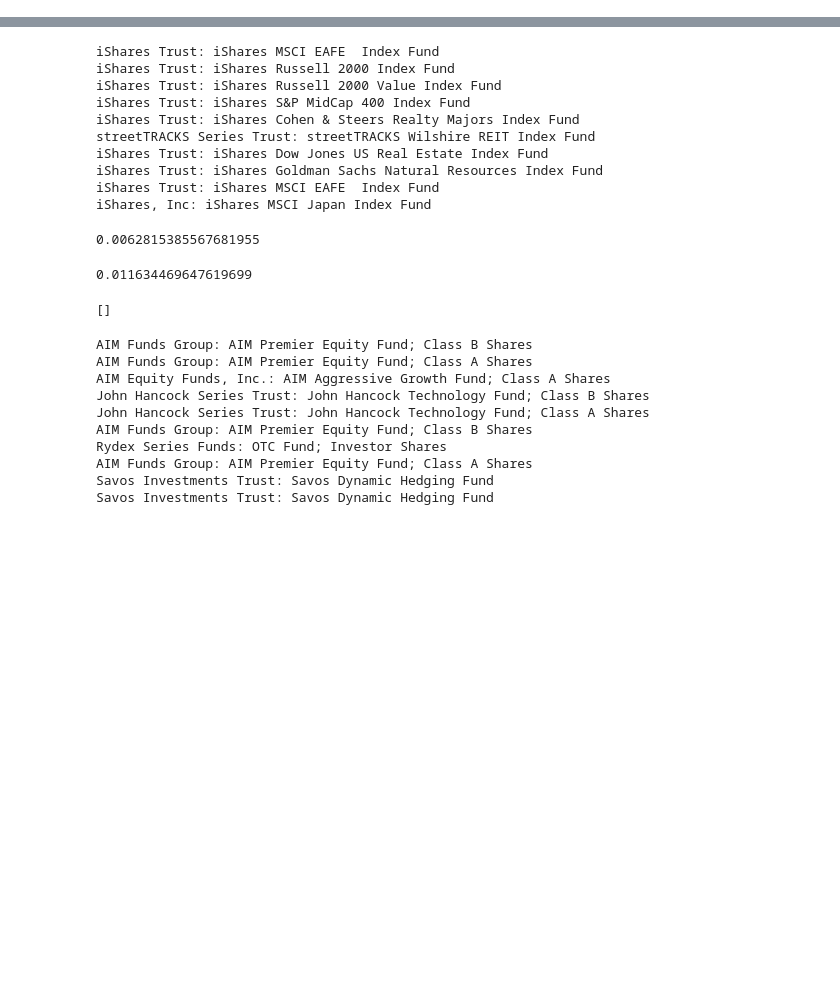
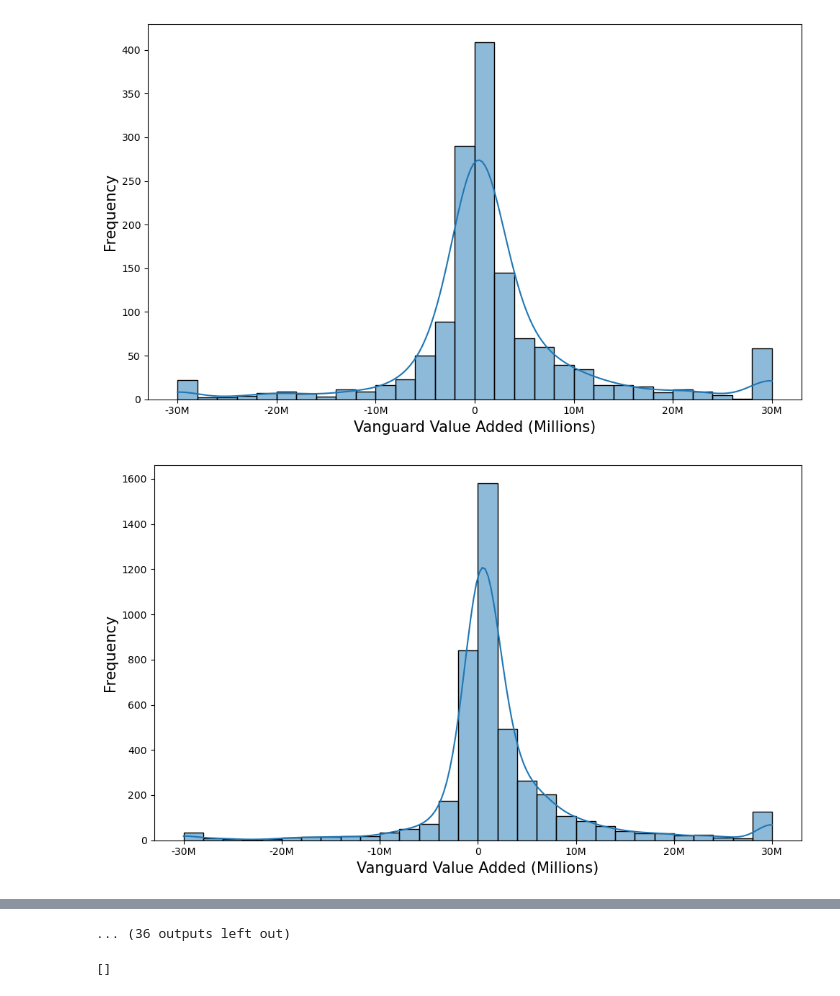
Before and after one commit to ABaraban/WRDS_FA, a Jupyter notebook: passive_active.ipynb, the cells around one changed output, grey strips where cells are left out. Saved outputs shown, nothing was run; the diff lists cells and outputs as text; code cells hidden in the pictures; blank space fills up the shorter version.

```diff
--- a/passive_active.ipynb
+++ b/passive_active.ipynb
@@ -304,4 +357,38 @@ df_merged = df_merged.merge(skill_ratios, on='crsp_fundno', how='left')"""
 # %%
-for i in passive_funds[passive_funds['year'] == 2005].sort_values(by='vanguard_VA', ascending=False).head(10)['fund_name']:
-    print(i)
+# Function to format x-axis labels in millions
+def millions(x, pos):
+    'The two args are the value and tick position'
+    if x == 0:
+        return '0'
+    return f'{x * 1e-6:.0f}M'
+
+# Fetch unique years
+years = active_funds['year'].unique()
+
+# Plot histograms of Vanguard Value Added for each year, clipped at -100 million and 100 million
+for year in sorted(years):
+    plt.figure(figsize=(10, 6))
+
+    # Clip the values at -100 million and 100 million
+    vanguard_va_winsorized = active_funds[active_funds['year'] == year]['vanguard_VA'].clip(lower=-30e6, upper=30e6)
+
+    # Create histogram
+    sns.histplot(vanguard_va_winsorized, kde=True, bins=30, color='tab:blue')
+
+    # Customize plot
+    # plt.title(f'Histogram of Vanguard Value Added for Active Funds in {year}', fontsize=20)
+    plt.xlabel('Vanguard Value Added (Millions)', fontsize=15)
+    plt.ylabel('Frequency', fontsize=15)
+
+    # Format x-axis labels
+    ax = plt.gca()
+    ax.xaxis.set_major_formatter(FuncFormatter(millions))
+    plt.grid(False)
+
+    # Save the figure
+    plt.tight_layout()
+    plt.savefig(f'figures/vanguard_va_histogram_{year}.pdf')
+    plt.show()
 # %% [output]
+[figure, added]
+[figure, added]
@@ -308,38 +405,7 @@ for i in passive_funds[passive_funds['year'] == 2005].sort_values(by='vanguard_V
-iShares Trust: iShares MSCI EAFE  Index Fund
-iShares Trust: iShares Russell 2000 Index Fund
-iShares Trust: iShares Russell 2000 Value Index Fund
-iShares Trust: iShares S&P MidCap 400 Index Fund
-iShares Trust: iShares Cohen & Steers Realty Majors Index Fund
-streetTRACKS Series Trust: streetTRACKS Wilshire REIT Index Fund
-iShares Trust: iShares Dow Jones US Real Estate Index Fund
-iShares Trust: iShares Goldman Sachs Natural Resources Index Fund
-iShares Trust: iShares MSCI EAFE  Index Fund
-iShares, Inc: iShares MSCI Japan Index Fund
+... (36 outputs left out)
-# %%
-passive_funds['exp_ratio'].mean()
-# %% [output]
-0.0062815385567681955
-# %%
-active_funds['exp_ratio'].mean()
-# %% [output]
-0.011634469647619699
 # %%
 def find_matching_substrings(fund_name, substrings):
     return [substring for substring in substrings if substring.lower() in fund_name.lower()]
 find_matching_substrings('AIM Funds Group: AIM Premier Equity Fund; Class B Shares', substrings)
 # %% [output]
 []
-# %%
-for i in active_funds[active_funds['year'] == 2000].sort_values(by='vanguard_VA', ascending=False).head(10)['fund_name']:
-    print(i)
-# %% [output]
-AIM Funds Group: AIM Premier Equity Fund; Class B Shares
-AIM Funds Group: AIM Premier Equity Fund; Class A Shares
-AIM Equity Funds, Inc.: AIM Aggressive Growth Fund; Class A Shares
-John Hancock Series Trust: John Hancock Technology Fund; Class B Shares
-John Hancock Series Trust: John Hancock Technology Fund; Class A Shares
-AIM Funds Group: AIM Premier Equity Fund; Class B Shares
-Rydex Series Funds: OTC Fund; Investor Shares
-AIM Funds Group: AIM Premier Equity Fund; Class A Shares
-Savos Investments Trust: Savos Dynamic Hedging Fund
-Savos Investments Trust: Savos Dynamic Hedging Fund
```
Also changed, not shown: parts of 7 cells of this notebook, 2 other files.
